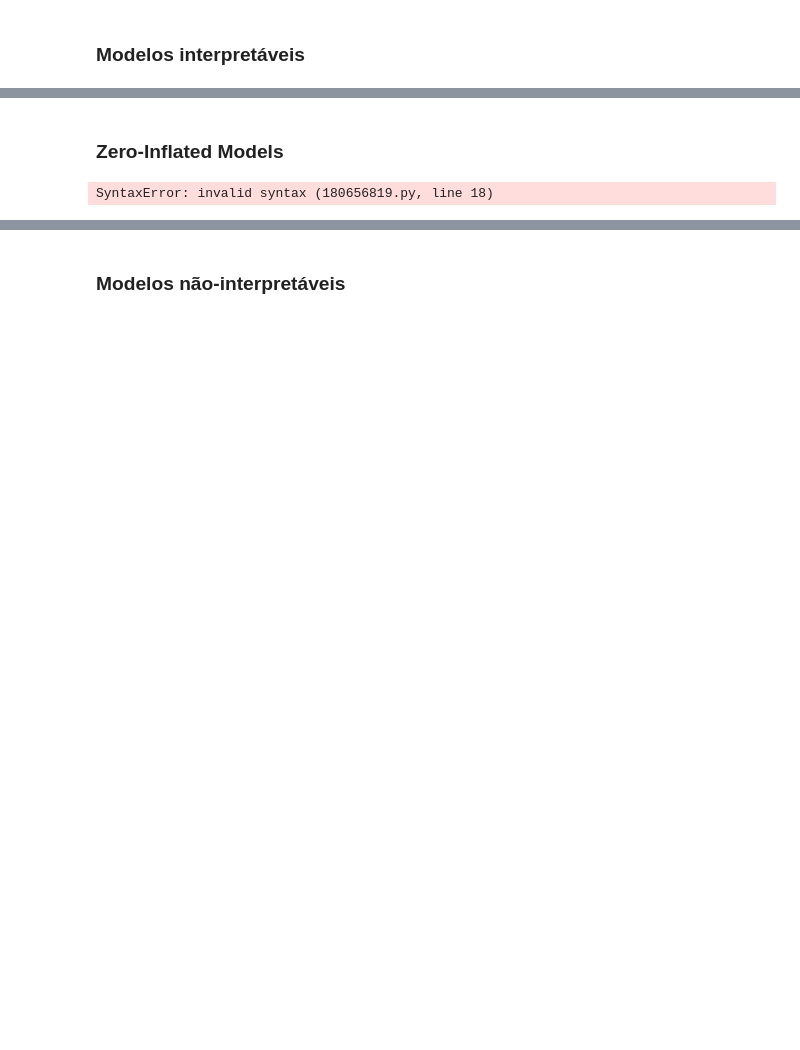
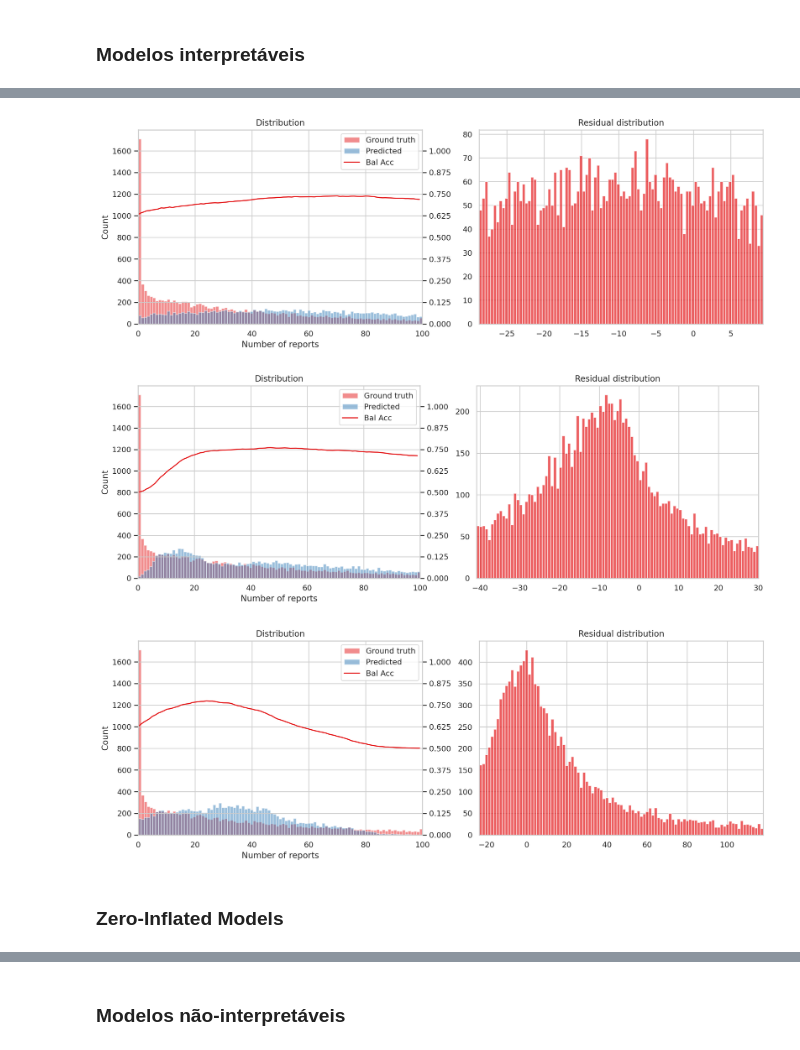
Before and after one commit to DanielGardin/MO810---Aprendizado-de-M-quina--tico, a Jupyter notebook: T5 - Explicabilidade/Notebook 5.1 - Reformulação.ipynb, the cells around one changed output, grey strips where cells are left out. Cells and saved outputs as stored; diff of their text form; code cells hidden in the pictures; blank space fills up the shorter version.

```diff
--- a/T5 - Explicabilidade/Notebook 5.1 - Reformulação.ipynb
+++ b/T5 - Explicabilidade/Notebook 5.1 - Reformulação.ipynb
@@ -72,7 +67,7 @@ y = data['SETTT'].apply(lambda setor : counts.get(setor, 0)).to_numpy()
 # %%
 X_train, X_test, y_train, y_test = train_test_split(X, y, test_size=0.2, random_state=42)
 # %%
-frac = 0.6
+frac = 0.8
 
 n_aug_samples = int(len(X_train) * frac)
 
@@ -242,6 +238,7 @@ def align_axes(main_ax:plt.Axes, twin_ax:plt.Axes, new_ticks=None):
     twin_ax.set_yticks(new_ticks)
     twin_ax.set_ylim(a, b)
 
+
 def plot_metrics(model, X, y, interval=(0, 100)):
     fig, ax = plt.subplots(ncols=2, figsize=(16, 5), dpi=200)
 
@@ -256,16 +253,19 @@ def plot_metrics(model, X, y, interval=(0, 100)):
     ax[0].set_title("Distribution")
     ax[0].set_xlabel('Number of reports')
     ax[0].set_ylabel('Count')
-    ax[0].legend()
 
     twin_ax = ax[0].twinx()
     cuts = np.arange(liminf, limsup)
 
-    bal_acc = [regression_accuracy(model, X, y, cut) for cut in cuts]
+    bal_acc = [regression_accuracy(model, X, y, cut)/100 for cut in cuts]
 
-    twin_ax.plot(cuts, bal_acc, label='Balanced accuracy')
+    twin_ax.plot(cuts, bal_acc, label="Bal Acc")
 
     align_axes(ax[0], twin_ax, (0, 1))
+
+    lines, labels = ax[0].get_legend_handles_labels()
+    lines2, labels2 = twin_ax.get_legend_handles_labels()
+    twin_ax.legend(lines + lines2, labels + labels2, loc=0)
 
     res = y - y_pred
 
@@ -315,24 +325,9 @@ plot_metrics(quantile_model, X_interp, y_train)
+# %%
+for model in models.values():
+    plot_metrics(model, X_interp, y_train)
+# %% [output]
+[figure, added]
+[figure, added]
+[figure, added]
 # %% [markdown]
 ### Zero-Inflated Models
-# %%
-from sklego.meta import ZeroInflatedRegressor
-from sklearn.linear_model import LinearRegression
-
-zero_inflated_models = {
-    "Poisson ZIR" : Pipeline([
-        ('preprocess', preprocess),
-        ('model', ZeroInflatedRegressor(
-            LinearRegression(alpha=1e-6), PoissonRegressor(solver="newton-cholesky", alpha=1e-6))
-        )
-        ]),
-    "Quantile ZIR" : Pipeline([
-        ('preprocess', preprocess),
-        ('model', ZeroInflatedRegressor(
-            LinearRegression(alpha=1e-6), PoissonRegressor(solver="newton-cholesky", alpha=1e-6))
-        )
-        ])
-
-    "boost"
-}
-# %% [output]
-SyntaxError: invalid syntax (180656819.py, line 18)
```
Also changed, not shown: parts of 29 cells of this notebook, 2 other files.
